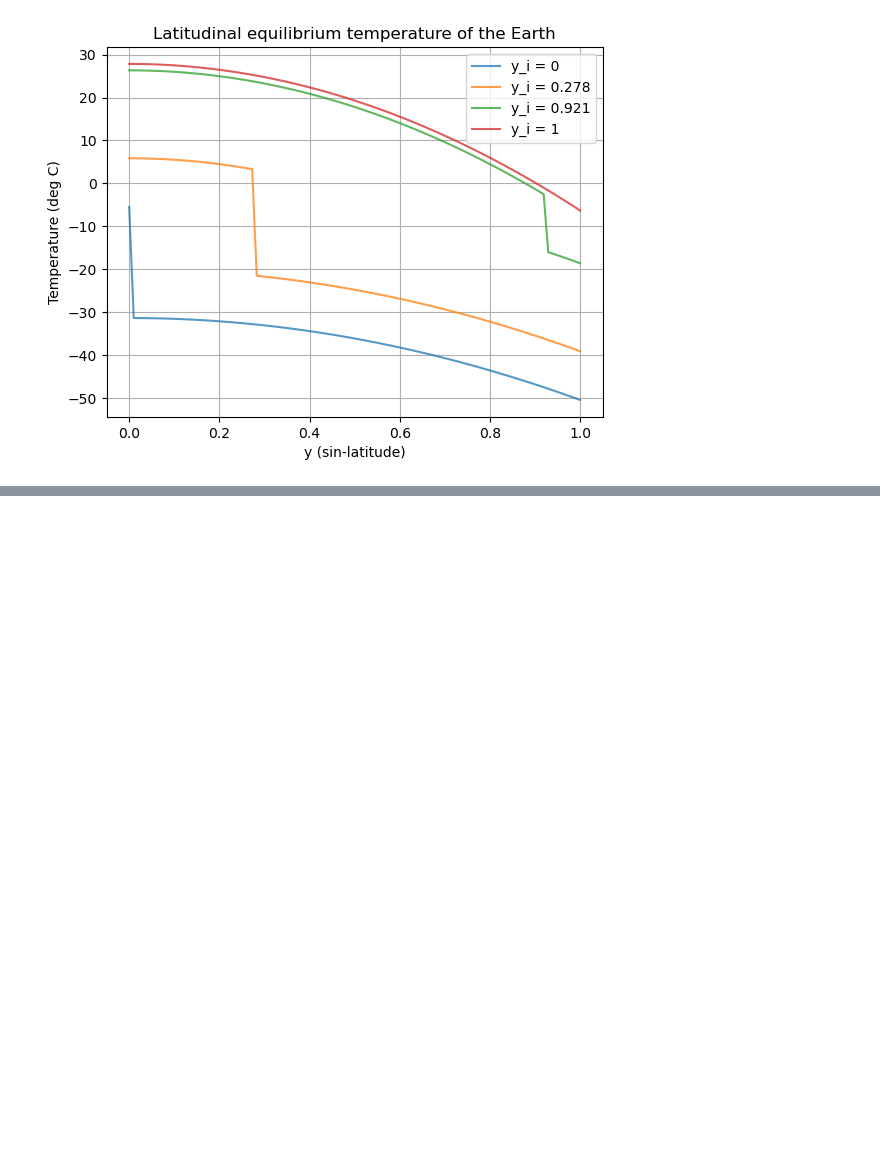
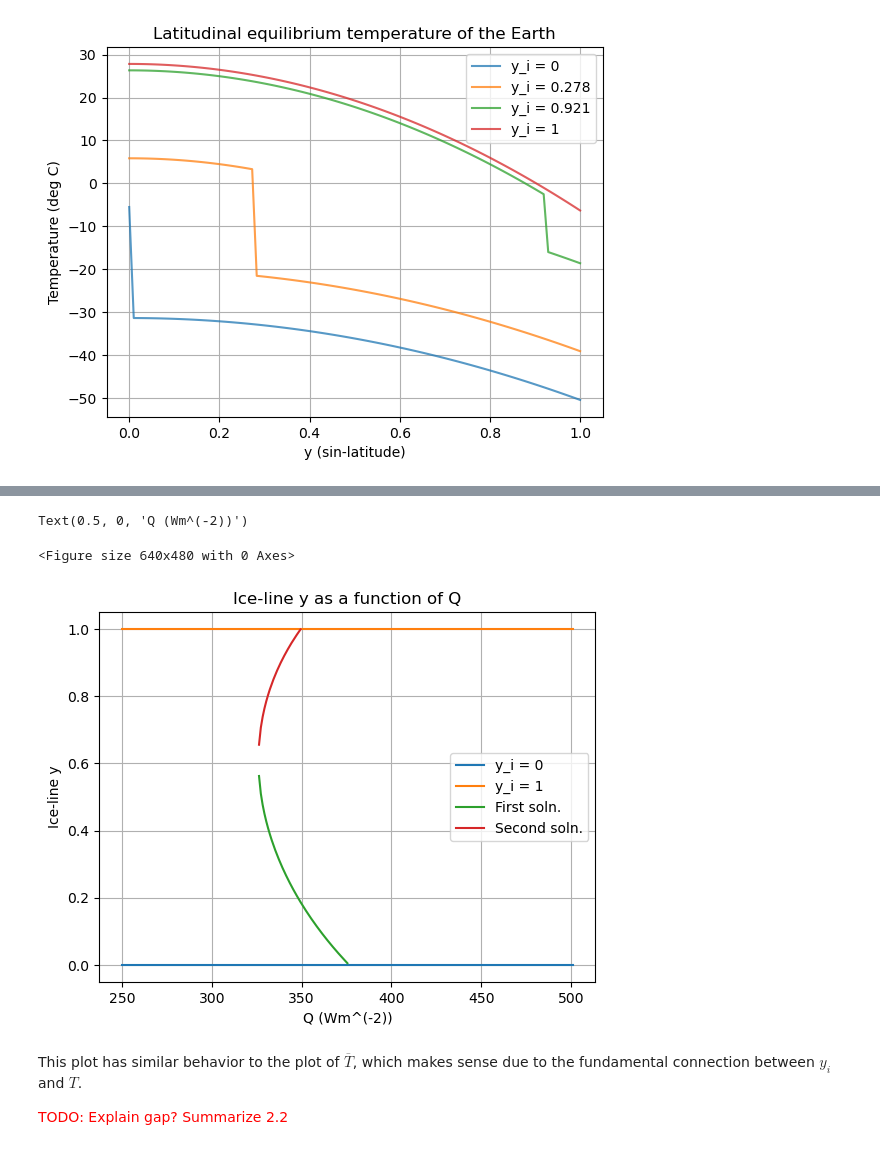
Before and after one commit to lemondoroshow/geoscienceModeling, a Jupyter notebook: planetaryClimates/modelingPlanetaryTemperature.ipynb, the cells around one changed output, grey strips where cells are left out. Drawn from its saved outputs; the diff is of its cells as text; code cells hidden in the pictures; blank space fills up the shorter version.

```diff
--- a/planetaryClimates/modelingPlanetaryTemperature.ipynb
+++ b/planetaryClimates/modelingPlanetaryTemperature.ipynb
@@ -251,0 +389,40 @@ sln = roots((q / (1.9 + 3.04)) * (0.53 * (1.241-0.723*y**2) + (3.04 / 1.9) * (0.
+# %%
+# Separate first and second solutions
+valid_i1 = []
+valid_i2 = []
+for Q in valid_Q:
+    if len(valid_i[Q]) == 1:
+        valid_i1.append(valid_i[Q][0])
+    else:
+        valid_i1.append(valid_i[Q][0])
+        valid_i2.append(valid_i[Q][1])
+
+# Pad y_i solutions for plot
+valid_i1_pad = np.pad(np.array(valid_i1), (valid_Q[0] - 250, 500 - valid_Q[-1]), mode = 'constant', constant_values = np.nan)
+valid_i2_pad = np.pad(np.array(valid_i2), (valid_Q_i2[0] - 250, 500 - valid_Q_i2[-1]), mode = 'constant', constant_values = np.nan)
+# %%
+# Set up plot
+plt.clf()
+fig, ax = plt.subplots()
+
+# Plot solutions
+Qs = np.linspace(250, 501, 251)
+ax.plot(Qs, np.zeros_like(Qs), label = "y_i = 0")
+ax.plot(Qs, np.ones_like(Qs), label = "y_i = 1")
+ax.plot(Qs, valid_i1_pad , label = "First soln.")
+ax.plot(Qs, valid_i2_pad, label = "Second soln.")
+
+# Label plot
+ax.grid()
+ax.legend()
+ax.set_title("Ice-line y as a function of Q")
+ax.set_ylabel("Ice-line y")
+ax.set_xlabel("Q (Wm^(-2))")
+# %% [output]
+Text(0.5, 0, 'Q (Wm^(-2))')
+<Figure size 640x480 with 0 Axes>
+[figure, added]
+# %% [markdown]
+This plot has similar behavior to the plot of $\overline{T}$, which makes sense due to the fundamental connection between $y_i$ and $T$.
+
+<p style="color:red"> TODO: Explain gap? Summarize 2.2 </p>
```
Also changed, not shown: parts of 14 cells of this notebook.
